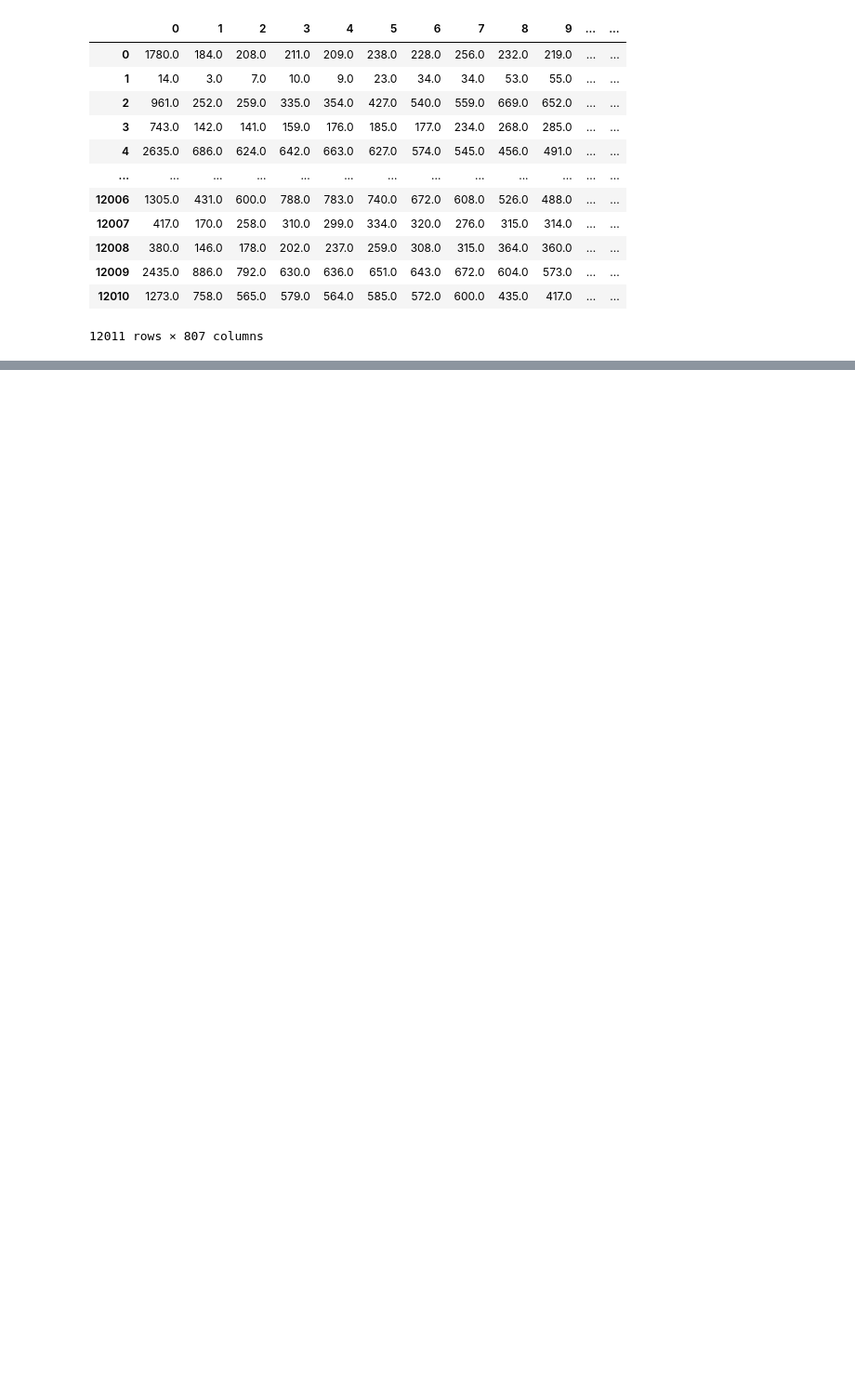
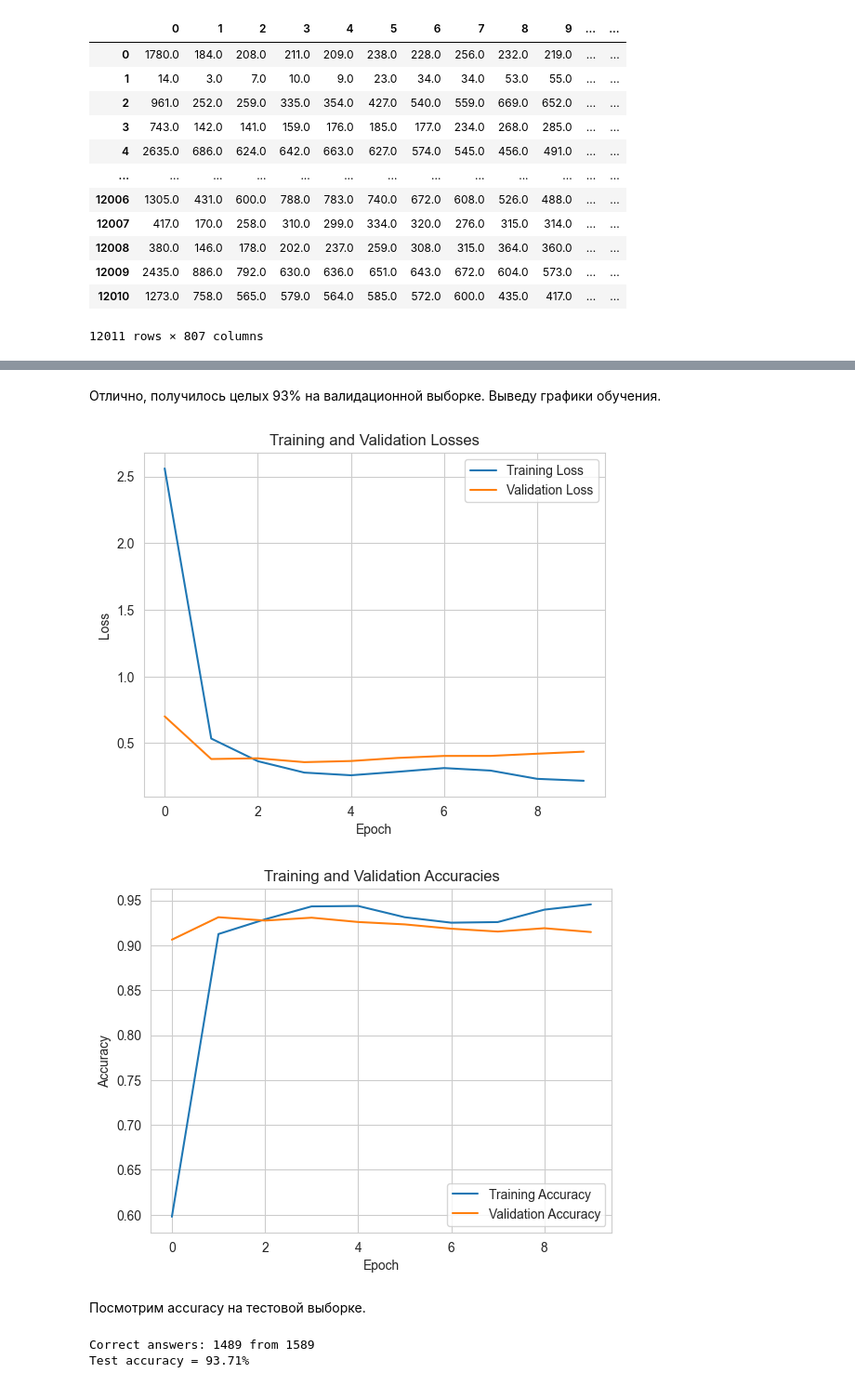
Before and after one commit to yaromirgusev/course_work, a Jupyter notebook: course_work.ipynb, the cells around one changed output, grey strips where cells are left out. Shown at 93% size. Saved outputs shown, nothing was run; the diff lists cells and outputs as text; code cells hidden in the pictures; blank space fills up the shorter version.

```diff
--- a/course_work.ipynb
+++ b/course_work.ipynb
@@ -331,0 +700,13 @@ accuracy_score(y_test, y_pred)
+# %%
+from models import inception_resnet_v1
+model = inception_resnet_v1.InceptionResnetV1(pretrained='vggface2', classify=True, num_classes = 500)
+# %%
+for param in model.parameters():
+    param.requires_grad = False
+
+model.last_linear = nn.Linear(in_features=1792, out_features=512, bias=False)
+model.last_bn = nn.BatchNorm1d(512, eps=0.001, momentum=0.1, affine=True, track_running_stats=True)
+model.logits = nn.Linear(in_features=512, out_features=500, bias=True)
+# %%
+device = torch.device('cuda' if torch.cuda.is_available() else 'cpu')
+model.to(device);
@@ -331,0 +774,3 @@ accuracy_score(y_test, y_pred)
+# %%
+opt = optim.AdamW(filter(lambda p: p.requires_grad, model.parameters()))
+best_model_weights, train_losses, val_losses, val_full_acc, train_full_acc = train(model, train_loader, val_loader, opt, epochs=10)
@@ -331,0 +795,34 @@ accuracy_score(y_test, y_pred)
+# %% [markdown]
+Отлично, получилось целых 93% на валидационной выборке. Выведу графики обучения.
+# %%
+train_full_acc_cpu = []
+for i in train_full_acc:
+    train_full_acc_cpu.append(i.cpu().numpy())
+
+val_full_acc_cpu = []
+for i in val_full_acc:
+    val_full_acc_cpu.append(i.cpu().numpy())
+
+sns.set_style('whitegrid')
+plt.plot(train_losses, label='Training Loss')
+plt.plot(val_losses, label='Validation Loss')
+plt.xlabel('Epoch')
+plt.ylabel('Loss')
+plt.title('Training and Validation Losses')
+plt.legend()
+plt.grid(True)
+plt.show()
+
+plt.plot(train_full_acc_cpu, label='Training Accuracy')
+plt.plot(val_full_acc_cpu, label='Validation Accuracy')
+plt.xlabel('Epoch')
+plt.ylabel('Accuracy')
+plt.title('Training and Validation Accuracies')
+plt.legend()
+plt.grid(True)
+plt.show()
+# %% [output]
+[figure, added]
+[figure, added]
+# %% [markdown]
+Посмотрим accuracy на тестовой выборке.
@@ -331,0 +844,9 @@ accuracy_score(y_test, y_pred)
+# %%
+best_model = inception_resnet_v1.InceptionResnetV1(pretrained='vggface2', classify=True, num_classes = 500)
+
+best_model.load_state_dict(best_model_weights)
+
+test_result(best_model.to(device), test_loader)
+# %% [output]
+Correct answers: 1489 from 1589
+Test accuracy = 93.71%
```
Also changed, not shown: parts of 57 cells of this notebook, 7 other files.
